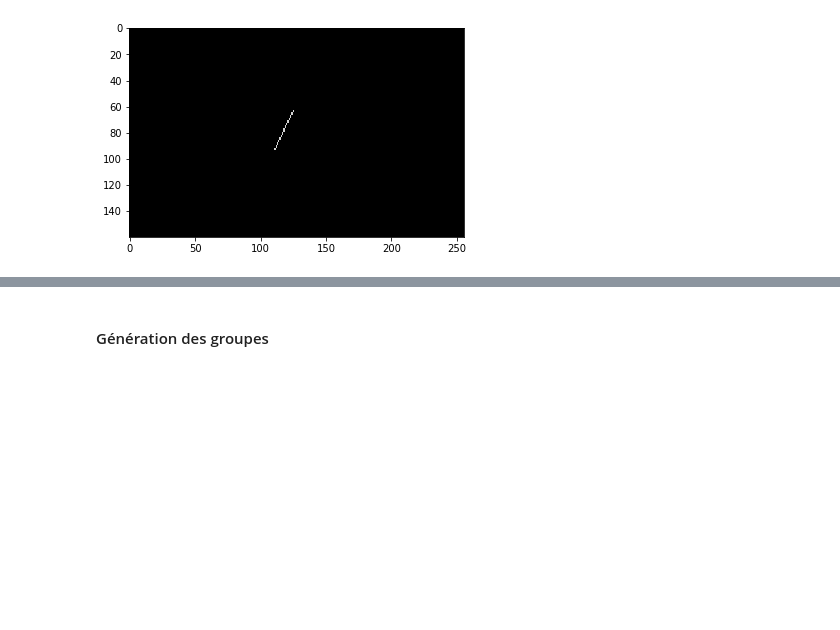
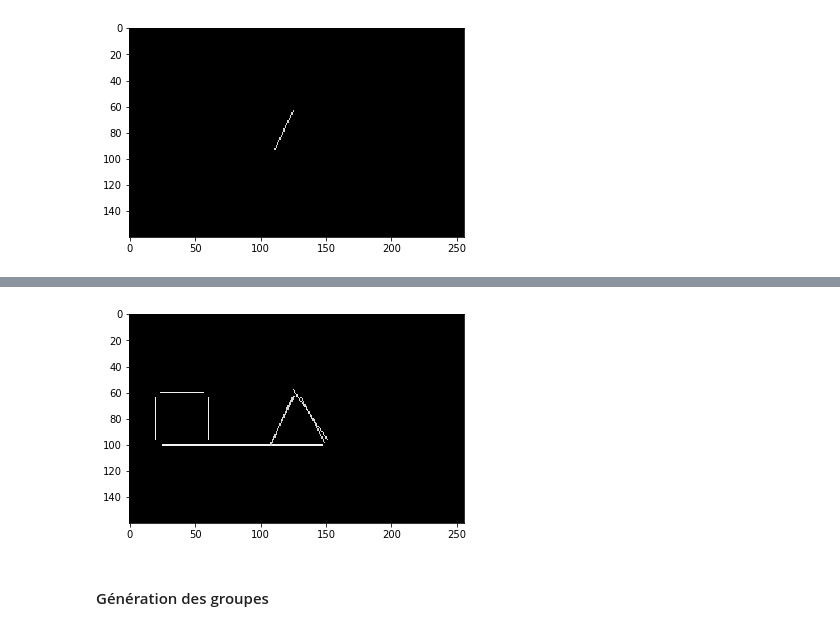
Before and after one commit to oliviermanette/VideoObjectDetection, a Jupyter notebook: Video Object Detection.ipynb, the cells around one changed output, grey strips where cells are left out. Cells and saved outputs as stored; diff of their text form; code cells hidden in the pictures; blank space fills up the shorter version.

Commit message:
getLineNumberList
permet de récupérer un plus petit nombre de neurones List en comparaison du grand nombre de neurones Field

```diff
--- a/Video Object Detection.ipynb
+++ b/Video Object Detection.ipynb
@@ -592,3 +611,34 @@ def getLineNeuron(lNeuronList, lGroupID=0, typeList=NeuronType):
+# %%
+def getLineNeuronList(lNeuronList,
+                      MaxNbNeurons=0,
+                      lVerbose=False,
+                      binSizeLayer=256,
+                      binSizeAngle=45,
+                      lNeuronType=NeuronType):
+
+    nbNeurons = getGroupNumber(lNeuronList, lVerbose, binSizeLayer)
+    lNeurons = np.zeros(nbNeurons, dtype=lNeuronType)
+    lpNeurons = pd.DataFrame(lNeurons)
+
+    for lTmpI in range(0, nbNeurons):
+        lTMPNeuronLIST = getMainNeurons(lNeuronList, lTmpI, lVerbose,binSizeLayer, binSizeAngle);
+        #lpNeurons.loc[lTmpI]
+        lTmpNeuron = getLineNeuron(lTMPNeuronLIST, lTmpI, lNeuronType);
+        lTmpNeuron = pd.DataFrame(lTmpNeuron)
+        #print(lTmpNeuron.angle[0])
+
+        #print(lTmpNeuron.groupID)
+        #longueur  angle  weight  precision  xPos  yPos  groupID  layer
+        lpNeurons.loc[lTmpI, ['longueur']] = lTmpNeuron.longueur[0]
+        lpNeurons.loc[lTmpI, ['angle']] = lTmpNeuron.angle[0]
+        lpNeurons.loc[lTmpI, ['weight']] = lTmpNeuron.weight[0]
+        lpNeurons.loc[lTmpI, ['precision']] = lTmpNeuron.precision[0]
+        lpNeurons.loc[lTmpI, ['xPos']] = lTmpNeuron.xPos[0]
+        lpNeurons.loc[lTmpI, ['yPos']] = lTmpNeuron.yPos[0]
+        lpNeurons.loc[lTmpI, ['groupID']] = lTmpNeuron.groupID[0]
+        lpNeurons.loc[lTmpI, ['layer']] = lTmpNeuron.layer[0]
+
+    return lpNeurons;
 # %% [markdown]
 # Video Loop
 # %%
@@ -1123,3 +1173,6 @@ testBitmap = drawFieldNeurons(getLineNeuron(lTMPNeuronList), testBitmap,0,0)
 imgplot = plt.imshow(testBitmap)
 # %% [output]
 [figure]
+# %%
+lTMPNeuronList = getLineNeuronList(titi)
+print(lTMPNeuronList)
@@ -1126,3 +1190,9 @@ imgplot = plt.imshow(testBitmap)
+# %%
+testBitmap = np.zeros((frame.shape[0],frame.shape[1],3), np.uint8)
+testBitmap = drawFieldNeurons(lTMPNeuronList, testBitmap,0,0)
+imgplot = plt.imshow(testBitmap)
+# %% [output]
+[figure, added]
 # %% [markdown]
 #### Génération des groupes
 # %%
```
Also changed, not shown: parts of 6 cells of this notebook.
